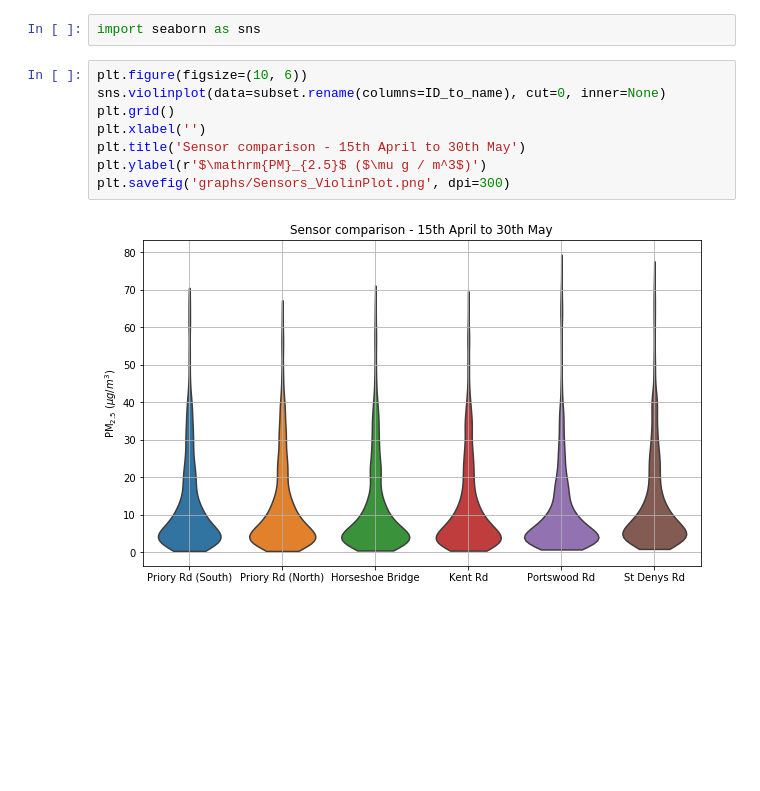
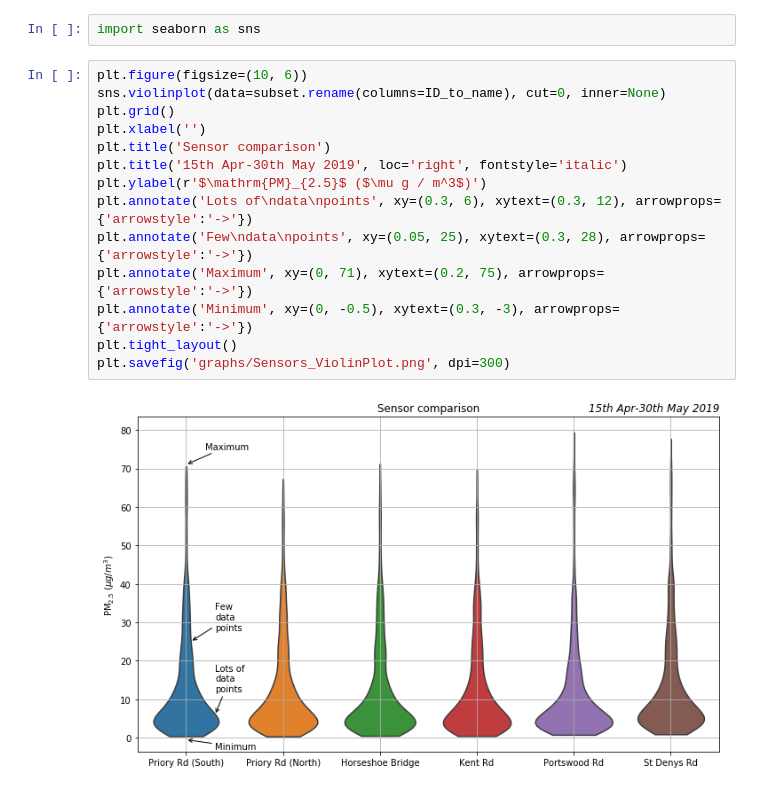
Before and after one commit to robintw/Breathing-Spaces-code, a Jupyter notebook: Plot All Sensors Box Plot.ipynb, the cells around one changed output. Cells and saved outputs as stored; diff of their text form; blank space fills up the shorter version.

Commit message:
First full set of graphs to give to Mandi, all tidied up

```diff
--- a/Plot All Sensors Box Plot.ipynb
+++ b/Plot All Sensors Box Plot.ipynb
@@ -25,10 +30,16 @@ import seaborn as sns
 # %%
 plt.figure(figsize=(10, 6))
 sns.violinplot(data=subset.rename(columns=ID_to_name), cut=0, inner=None)
 plt.grid()
 plt.xlabel('')
-plt.title('Sensor comparison - 15th April to 30th May')
+plt.title('Sensor comparison')
+plt.title('15th Apr-30th May 2019', loc='right', fontstyle='italic')
 plt.ylabel(r'$\mathrm{PM}_{2.5}$ ($\mu g / m^3$)')
+plt.annotate('Lots of\ndata\npoints', xy=(0.3, 6), xytext=(0.3, 12), arrowprops={'arrowstyle':'->'})
+plt.annotate('Few\ndata\npoints', xy=(0.05, 25), xytext=(0.3, 28), arrowprops={'arrowstyle':'->'})
+plt.annotate('Maximum', xy=(0, 71), xytext=(0.2, 75), arrowprops={'arrowstyle':'->'})
+plt.annotate('Minimum', xy=(0, -0.5), xytext=(0.3, -3), arrowprops={'arrowstyle':'->'})
+plt.tight_layout()
 plt.savefig('graphs/Sensors_ViolinPlot.png', dpi=300)
 # %% [output]
-[figure, old version]
+[figure, new version]
```
Also changed, not shown: parts of 2 cells of this notebook, 24 other files.
